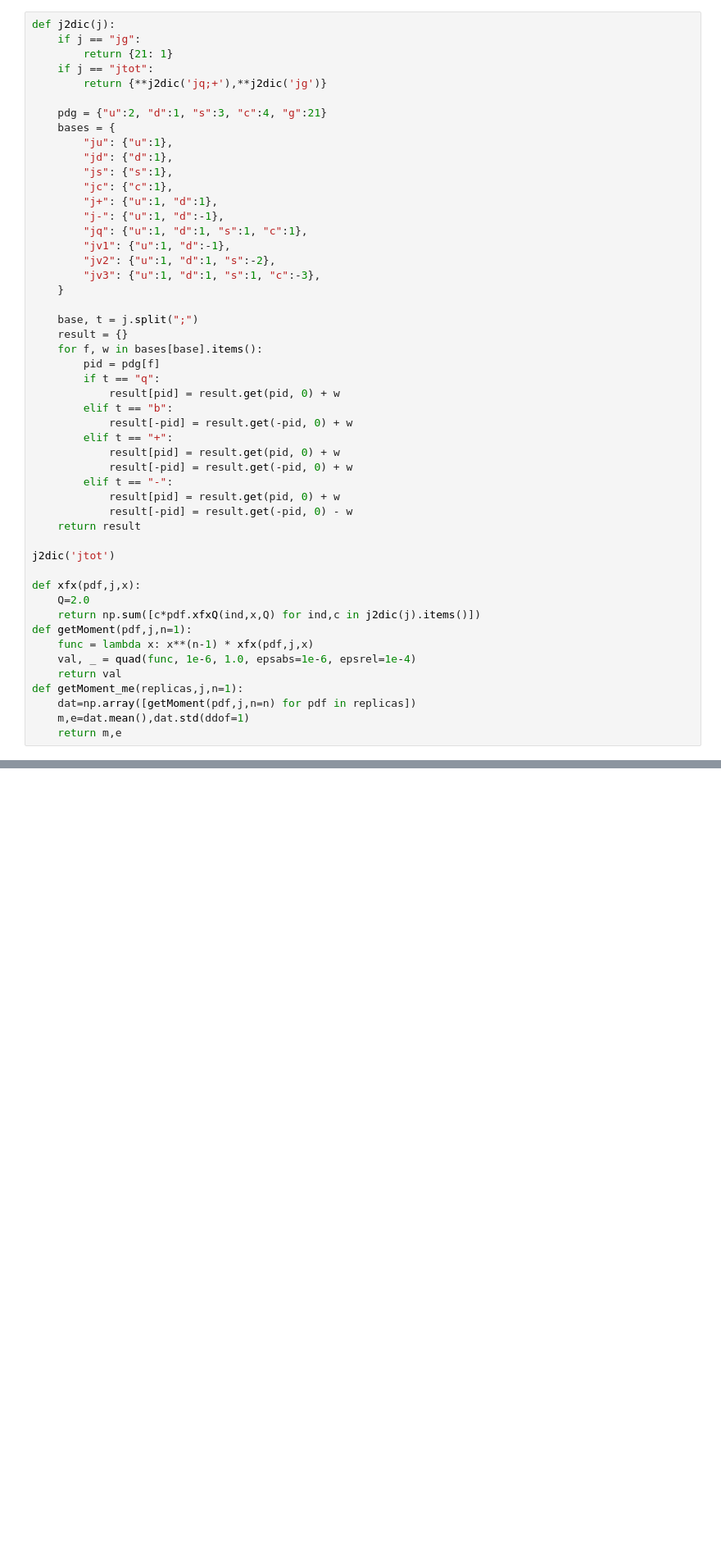
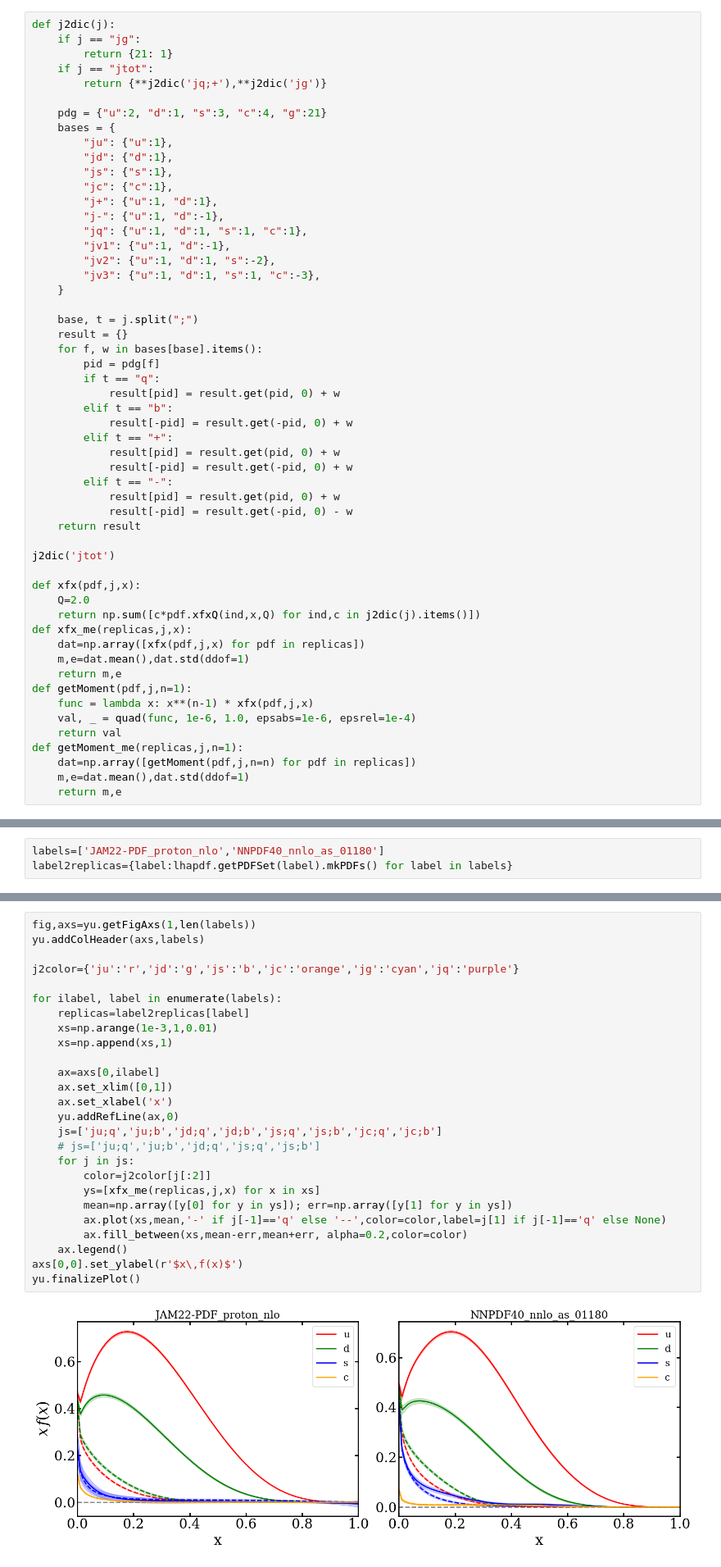
Before and after one commit to lee14916/glwc3, a Jupyter notebook: project2/05_moments/lhapdf.ipynb, the cells around one changed output, grey strips where cells are left out. Shown at 82% size. Cells and saved outputs as stored; diff of their text form; blank space fills up the shorter version.

```diff
--- a/project2/05_moments/lhapdf.ipynb
+++ b/project2/05_moments/lhapdf.ipynb
@@ -61,6 +61,10 @@ j2dic('jtot')
 def xfx(pdf,j,x):
     Q=2.0
     return np.sum([c*pdf.xfxQ(ind,x,Q) for ind,c in j2dic(j).items()])
+def xfx_me(replicas,j,x):
+    dat=np.array([xfx(pdf,j,x) for pdf in replicas])
+    m,e=dat.mean(),dat.std(ddof=1)
+    return m,e
 def getMoment(pdf,j,n=1):
     func = lambda x: x**(n-1) * xfx(pdf,j,x)
     val, _ = quad(func, 1e-6, 1.0, epsabs=1e-6, epsrel=1e-4)
@@ -166,0 +140,3 @@ df
+# %%
+labels=['JAM22-PDF_proton_nlo','NNPDF40_nnlo_as_01180']
+label2replicas={label:lhapdf.getPDFSet(label).mkPDFs() for label in labels}
@@ -166,0 +148,28 @@ df
+# %%
+fig,axs=yu.getFigAxs(1,len(labels))
+yu.addColHeader(axs,labels)
+
+j2color={'ju':'r','jd':'g','js':'b','jc':'orange','jg':'cyan','jq':'purple'}
+
+for ilabel, label in enumerate(labels):
+    replicas=label2replicas[label]
+    xs=np.arange(1e-3,1,0.01)
+    xs=np.append(xs,1)
+
+    ax=axs[0,ilabel]
+    ax.set_xlim([0,1])
+    ax.set_xlabel('x')
+    yu.addRefLine(ax,0)
+    js=['ju;q','ju;b','jd;q','jd;b','js;q','js;b','jc;q','jc;b']
+    # js=['ju;q','ju;b','jd;q','js;q','js;b']
+    for j in js:
+        color=j2color[j[:2]]
+        ys=[xfx_me(replicas,j,x) for x in xs]
+        mean=np.array([y[0] for y in ys]); err=np.array([y[1] for y in ys])
+        ax.plot(xs,mean,'-' if j[-1]=='q' else '--',color=color,label=j[1] if j[-1]=='q' else None)
+        ax.fill_between(xs,mean-err,mean+err, alpha=0.2,color=color)
+    ax.legend()
+axs[0,0].set_ylabel(r'$x\,f(x)$')
+yu.finalizePlot()
+# %% [output]
+[figure, added]
```
Also changed, not shown: parts of 7 cells of this notebook, 9 other files.
